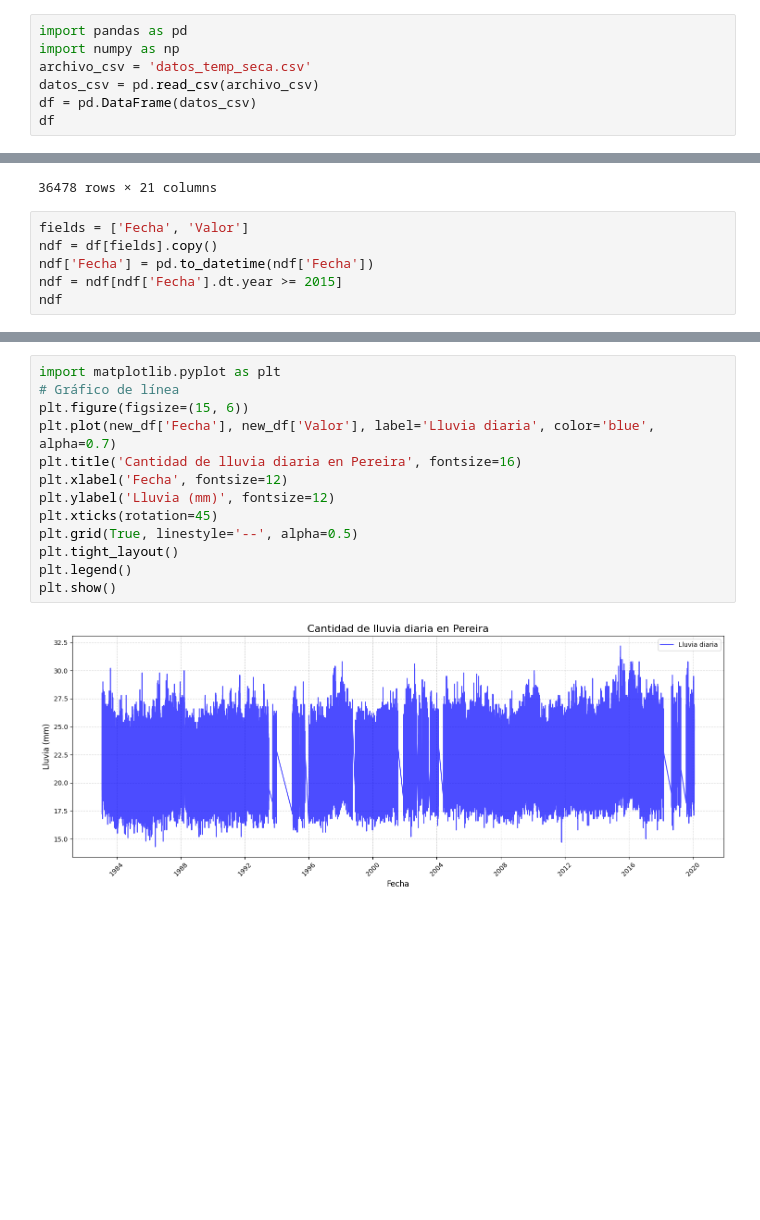
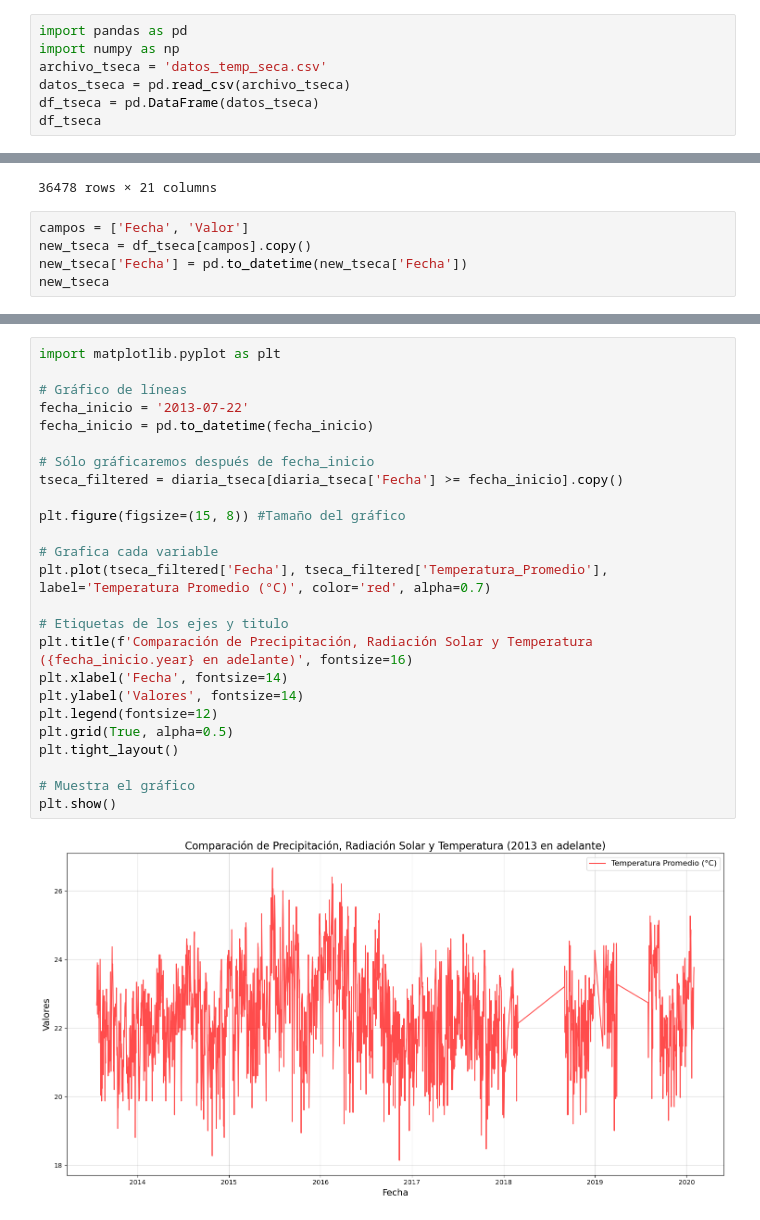
Before and after one commit to jmvilla12/bootcamp-ai, a Jupyter notebook: Proyecto/datos_temperatura.ipynb, the cells around one changed output, grey strips where cells are left out. Cells and saved outputs as stored; diff of their text form; blank space fills up the shorter version.

Commit message:
Tratamiento de datos faltantes

```diff
--- a/Proyecto/datos_temperatura.ipynb
+++ b/Proyecto/datos_temperatura.ipynb
@@ -1,10 +1,10 @@
 # %%
 import pandas as pd
 import numpy as np
-archivo_csv = 'datos_temp_seca.csv'
-datos_csv = pd.read_csv(archivo_csv)
-df = pd.DataFrame(datos_csv)
-df
+archivo_tseca = 'datos_temp_seca.csv'
+datos_tseca = pd.read_csv(archivo_tseca)
+df_tseca = pd.DataFrame(datos_tseca)
+df_tseca
 # %% [output]
 |  | CodigoEstacion | NombreEstacion | Latitud | Longitud | Altitud | Categoria | Entidad | AreaOperativa | ... |
 | 0 | 26135040 | AEROPUERTO MATECANA [26135040] | 4.815861 | -75.737222 | 1342 | Sinóptica Principal | INSTITUTO DE HIDROLOGIA METEOROLO... | Area Operativa 09 - Cauca-Valle-C... | ... |
@@ -20,10 +20,9 @@ df
 | 36477 | 26135040 | AEROPUERTO MATECANA [26135040] | 4.815861 | -75.737222 | 1342 | Sinóptica Principal | INSTITUTO DE HIDROLOGIA METEOROLO... | Area Operativa 09 - Cauca-Valle-C... | ... |
 36478 rows × 21 columns
 # %%
-fields = ['Fecha', 'Valor']
-ndf = df[fields].copy()
-ndf['Fecha'] = pd.to_datetime(ndf['Fecha'])
-ndf = ndf[ndf['Fecha'].dt.year >= 2015]
-ndf
+campos = ['Fecha', 'Valor']
+new_tseca = df_tseca[campos].copy()
+new_tseca['Fecha'] = pd.to_datetime(new_tseca['Fecha'])
+new_tseca
 # %% [output]
 |  | Fecha | Valor |
@@ -85,18 +51,30 @@ print(result)
 # %%
 import matplotlib.pyplot as plt
-# Gráfico de línea
-plt.figure(figsize=(15, 6))
-plt.plot(new_df['Fecha'], new_df['Valor'], label='Lluvia diaria', color='blue', alpha=0.7)
-plt.title('Cantidad de lluvia diaria en Pereira', fontsize=16)
-plt.xlabel('Fecha', fontsize=12)
-plt.ylabel('Lluvia (mm)', fontsize=12)
-plt.xticks(rotation=45)
-plt.grid(True, linestyle='--', alpha=0.5)
+
+# Gráfico de líneas
+fecha_inicio = '2013-07-22'
+fecha_inicio = pd.to_datetime(fecha_inicio)
+
+# Sólo gráficaremos después de fecha_inicio
+tseca_filtered = diaria_tseca[diaria_tseca['Fecha'] >= fecha_inicio].copy()
+
+plt.figure(figsize=(15, 8)) #Tamaño del gráfico
+
+# Grafica cada variable
+plt.plot(tseca_filtered['Fecha'], tseca_filtered['Temperatura_Promedio'], label='Temperatura Promedio (°C)', color='red', alpha=0.7)
+
+# Etiquetas de los ejes y titulo
+plt.title(f'Comparación de Precipitación, Radiación Solar y Temperatura ({fecha_inicio.year} en adelante)', fontsize=16)
+plt.xlabel('Fecha', fontsize=14)
+plt.ylabel('Valores', fontsize=14)
+plt.legend(fontsize=12)
+plt.grid(True, alpha=0.5)
 plt.tight_layout()
-plt.legend()
+
+# Muestra el gráfico
 plt.show()
 # %% [output]
-[figure, old version]
+[figure, new version]
 # %%
 # Gráfico de barras (opcional para comparación)
 plt.figure(figsize=(15, 6))
```
Also changed, not shown: parts of 6 cells of this notebook, 3 other files.
